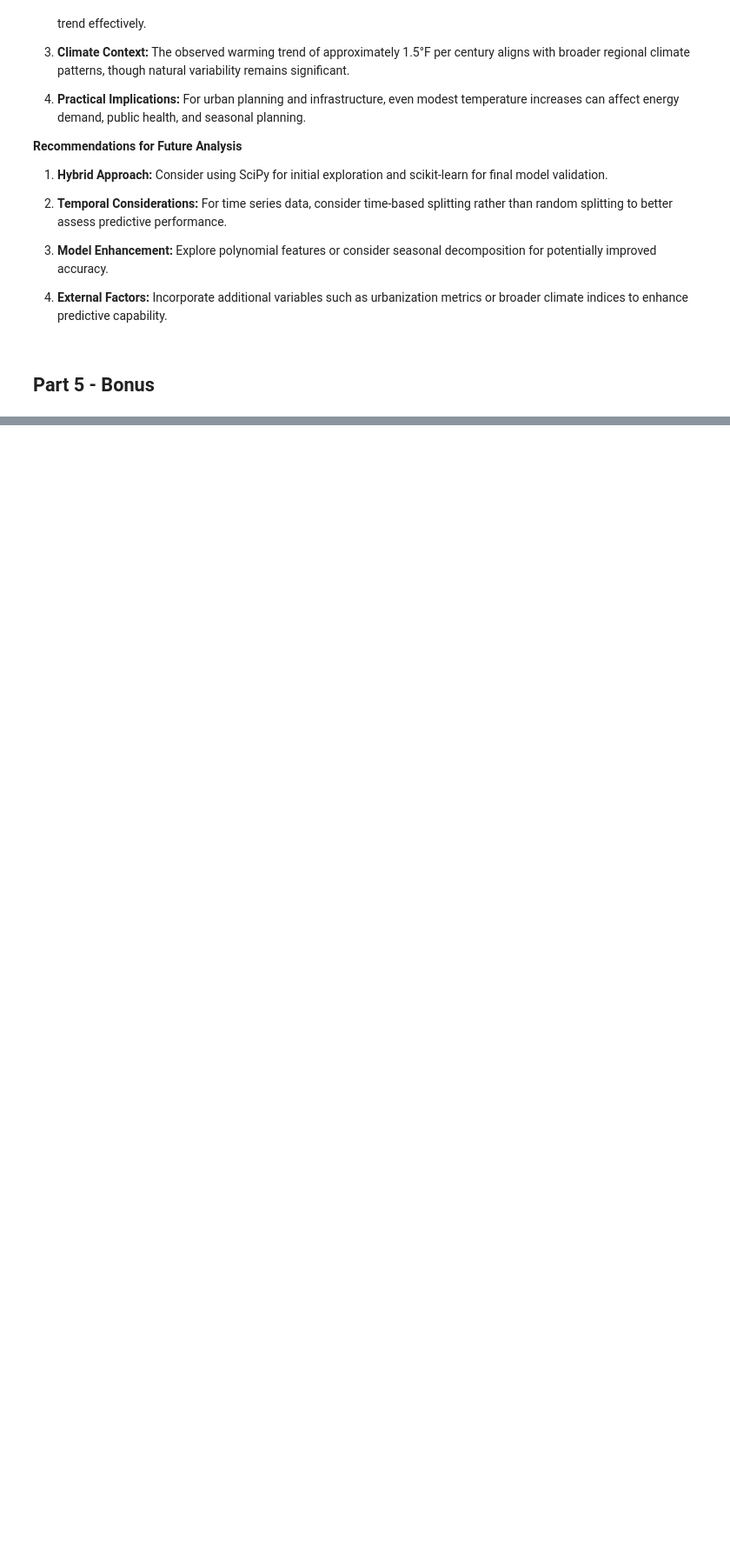
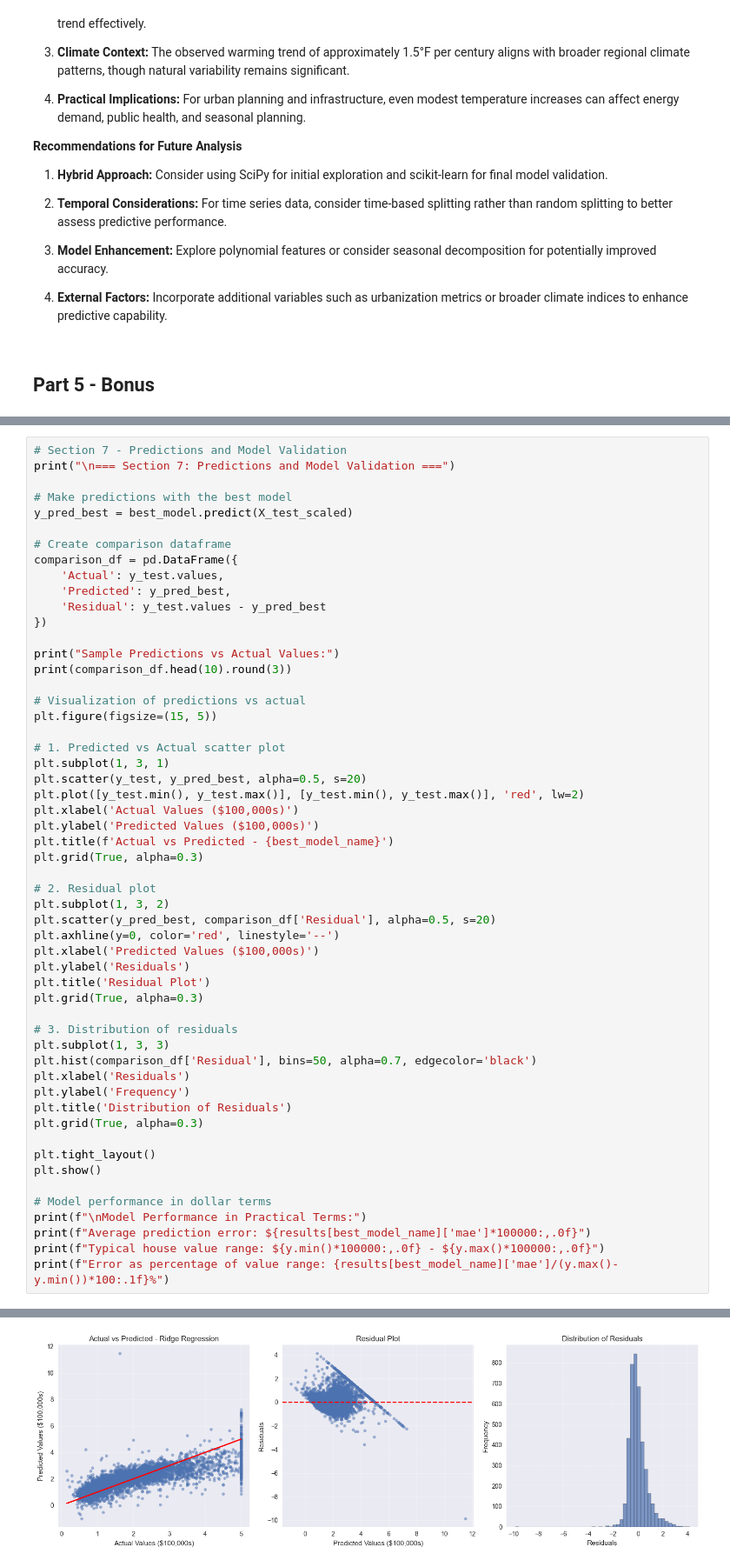
Before and after one commit to cbraun99-cyber/datafun-07-ml, a Jupyter notebook: chrisbraun_ml.ipynb, the cells around one changed output, grey strips where cells are left out. Shown at 87% size. Cells and saved outputs as stored; diff of their text form; blank space fills up the shorter version.

```diff
--- a/chrisbraun_ml.ipynb
+++ b/chrisbraun_ml.ipynb
@@ -702,0 +1082,55 @@ Strategic Advantages of Each Approach
+# %%
+# Section 7 - Predictions and Model Validation
+print("\n=== Section 7: Predictions and Model Validation ===")
+
+# Make predictions with the best model
+y_pred_best = best_model.predict(X_test_scaled)
+
+# Create comparison dataframe
+comparison_df = pd.DataFrame({
+    'Actual': y_test.values,
+    'Predicted': y_pred_best,
+    'Residual': y_test.values - y_pred_best
+})
+
+print("Sample Predictions vs Actual Values:")
+print(comparison_df.head(10).round(3))
+
+# Visualization of predictions vs actual
+plt.figure(figsize=(15, 5))
+
+# 1. Predicted vs Actual scatter plot
+plt.subplot(1, 3, 1)
+plt.scatter(y_test, y_pred_best, alpha=0.5, s=20)
+plt.plot([y_test.min(), y_test.max()], [y_test.min(), y_test.max()], 'red', lw=2)
+plt.xlabel('Actual Values ($100,000s)')
+plt.ylabel('Predicted Values ($100,000s)')
+plt.title(f'Actual vs Predicted - {best_model_name}')
+plt.grid(True, alpha=0.3)
+
+# 2. Residual plot
+plt.subplot(1, 3, 2)
+plt.scatter(y_pred_best, comparison_df['Residual'], alpha=0.5, s=20)
+plt.axhline(y=0, color='red', linestyle='--')
+plt.xlabel('Predicted Values ($100,000s)')
+plt.ylabel('Residuals')
+plt.title('Residual Plot')
+plt.grid(True, alpha=0.3)
+
+# 3. Distribution of residuals
+plt.subplot(1, 3, 3)
+plt.hist(comparison_df['Residual'], bins=50, alpha=0.7, edgecolor='black')
+plt.xlabel('Residuals')
+plt.ylabel('Frequency')
+plt.title('Distribution of Residuals')
+plt.grid(True, alpha=0.3)
+
+plt.tight_layout()
+plt.show()
+
+# Model performance in dollar terms
+print(f"\nModel Performance in Practical Terms:")
+print(f"Average prediction error: ${results[best_model_name]['mae']*100000:,.0f}")
+print(f"Typical house value range: ${y.min()*100000:,.0f} - ${y.max()*100000:,.0f}")
+print(f"Error as percentage of value range: {results[best_model_name]['mae']/(y.max()-y.min())*100:.1f}%")
+# %% [output]
@@ -702,0 +1150 @@ Strategic Advantages of Each Approach
+[figure, added]
```
Also changed, not shown: parts of 34 cells of this notebook.
